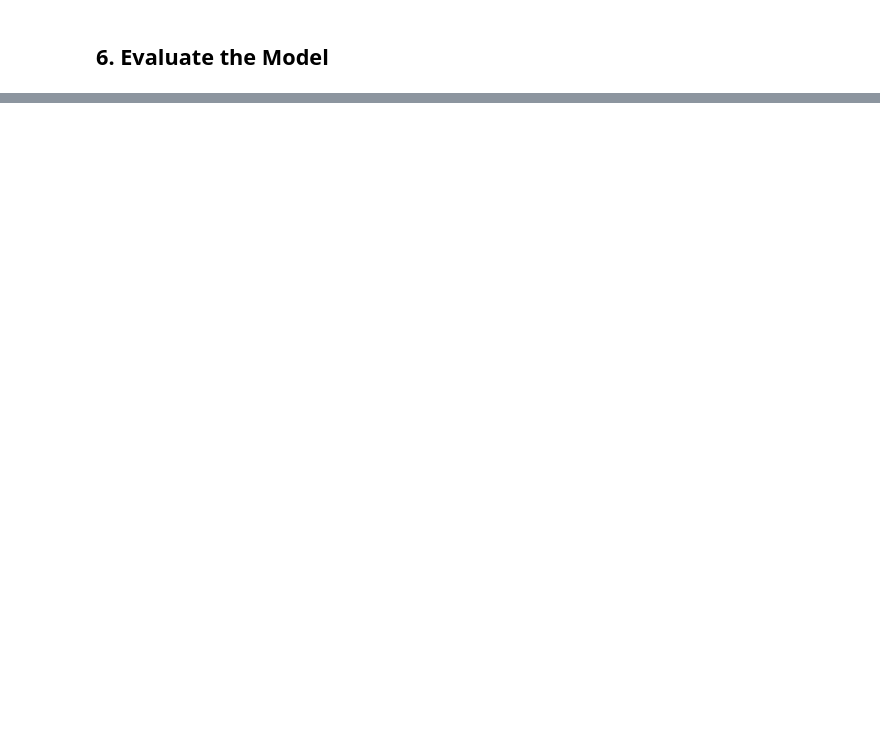
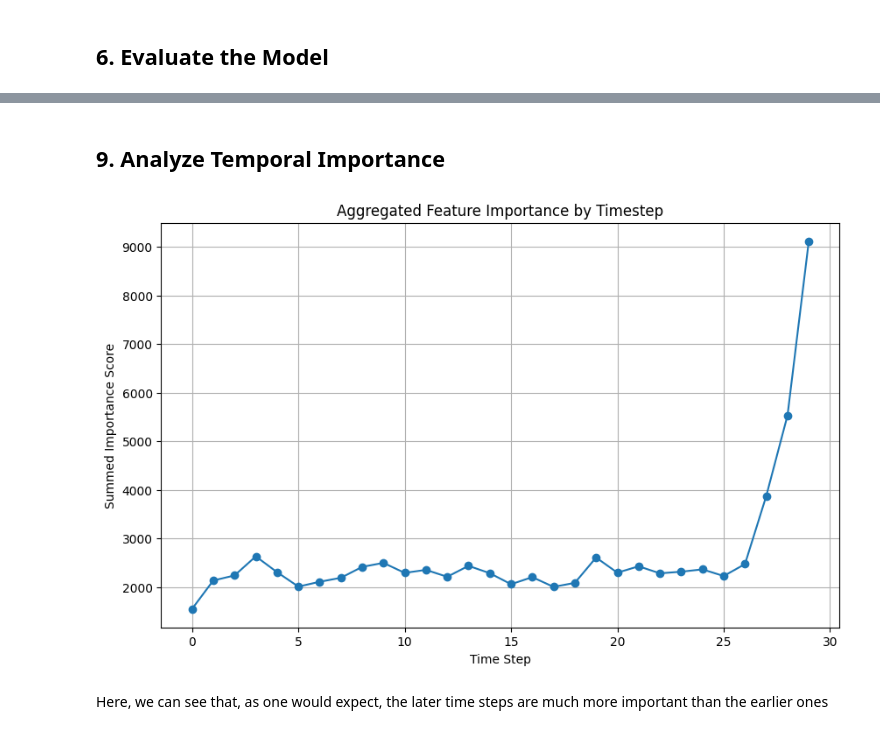
Before and after one commit to JohannesPfennigbauer/AMITECC_Ex2, a Jupyter notebook: src/xgboost.ipynb, the cells around one changed output, grey strips where cells are left out. Cells and saved outputs as stored; diff of their text form; code cells hidden in the pictures; blank space fills up the shorter version.

```diff
--- a/src/xgboost.ipynb
+++ b/src/xgboost.ipynb
@@ -121,0 +180,15 @@ Error:
+# %%
+# Get feature importance scores
+importance_scores = model.get_score(importance_type='gain')
+importance_df = pd.DataFrame(
+    [(k, v) for k, v in importance_scores.items()],
+    columns=['Feature', 'Importance']
+).sort_values('Importance', ascending=True)
+
+# Plot feature importance
+plt.figure(figsize=(10, 8))
+plt.barh(importance_df['Feature'].tail(20), importance_df['Importance'].tail(20))
+plt.title('Top 20 Most Important Features (gain)')
+plt.xlabel('Importance Score')
+plt.tight_layout()
+plt.show()
@@ -121,0 +197,21 @@ Error:
+# %% [markdown]
+## 9. Analyze Temporal Importance
+# %%
+# Extract timesteps from feature names and aggregate importance by time
+def extract_timestep(feature_name):
+    return int(feature_name.split('_t')[-1])
+
+importance_df['timestep'] = importance_df['Feature'].apply(extract_timestep)
+temporal_importance = importance_df.groupby('timestep')['Importance'].sum().reset_index()
+
+plt.figure(figsize=(10, 6))
+plt.plot(temporal_importance['timestep'], temporal_importance['Importance'], marker='o')
+plt.title('Aggregated Feature Importance by Timestep')
+plt.xlabel('Time Step')
+plt.ylabel('Summed Importance Score')
+plt.grid(True)
+plt.show()
+# %% [output]
+[figure, added]
+# %% [markdown]
+Here, we can see that, as one would expect, the later time steps are much more important than the earlier ones
```
Also changed, not shown: parts of 8 cells of this notebook.
